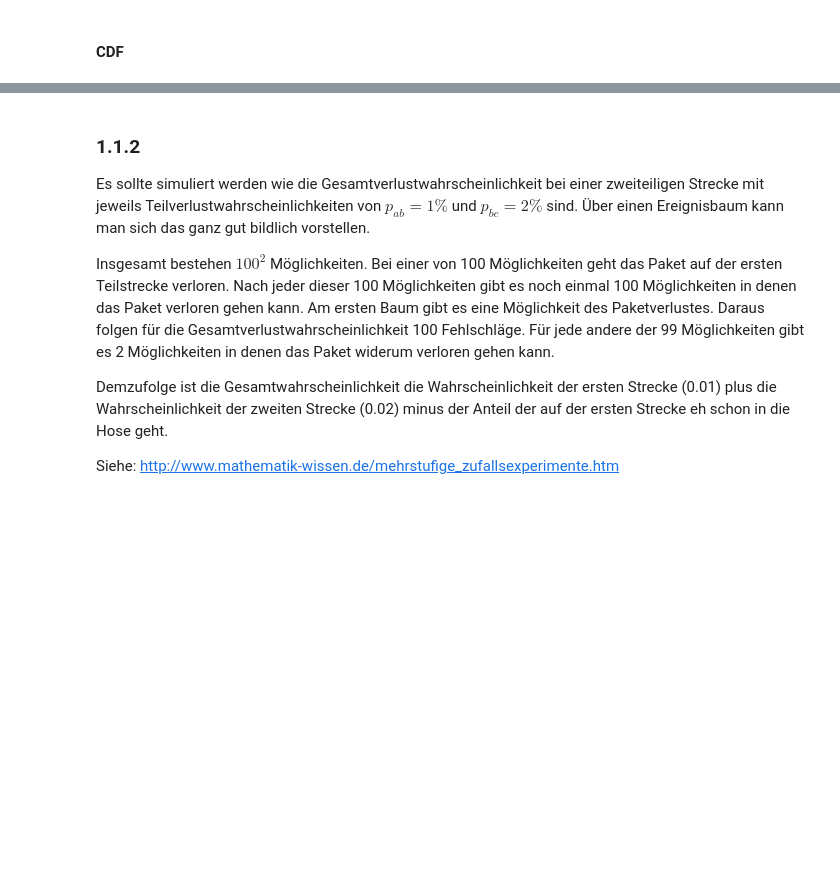
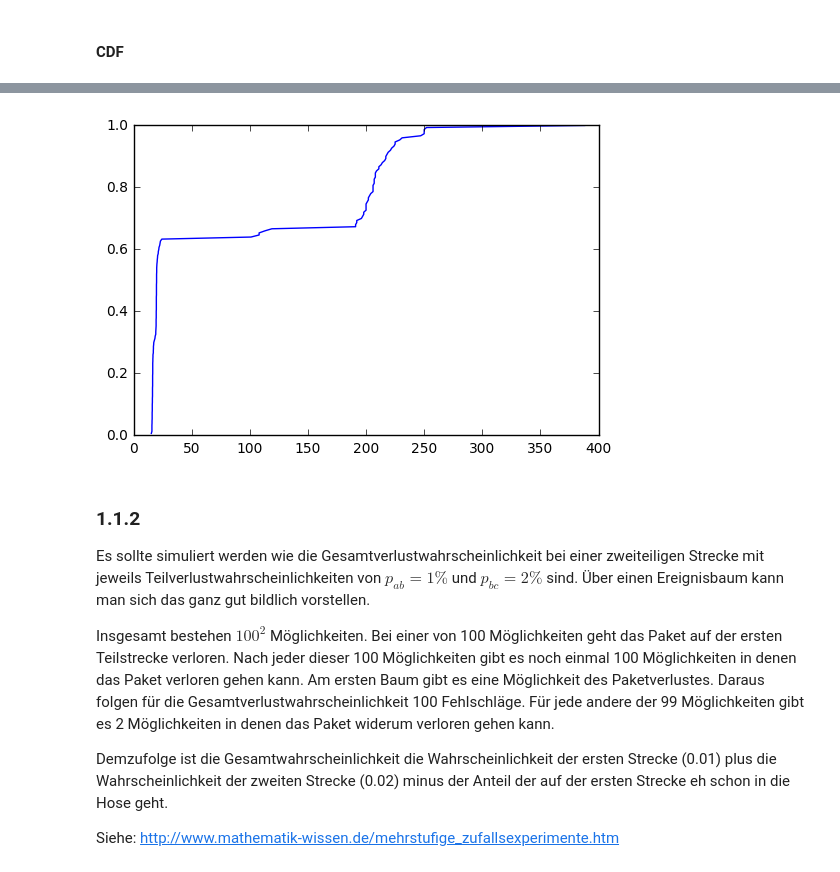
Before and after one commit to captain-proton/aise, a Jupyter notebook: documentation/source/nia/jupyter_nb/exercise_1.1.ipynb, the cells around one changed output, grey strips where cells are left out. Cells and saved outputs as stored; diff of their text form; code cells hidden in the pictures; blank space fills up the shorter version.

```diff
--- a/documentation/source/nia/jupyter_nb/exercise_1.1.ipynb
+++ b/documentation/source/nia/jupyter_nb/exercise_1.1.ipynb
@@ -152,3 +158,14 @@ plt.show()
+# %%
+xs = sorted(times)
+ys = numpy.arange(1, len(xs)+1)/float(len(xs))
+
+# help(numpy.arange)
+# print(ys)
+
+plt.plot(xs, ys)
+plt.show()
+# %% [output]
+[figure, added]
 # %% [markdown]
 ### 1.1.2
 
```
Also changed, not shown: parts of 7 cells of this notebook.
